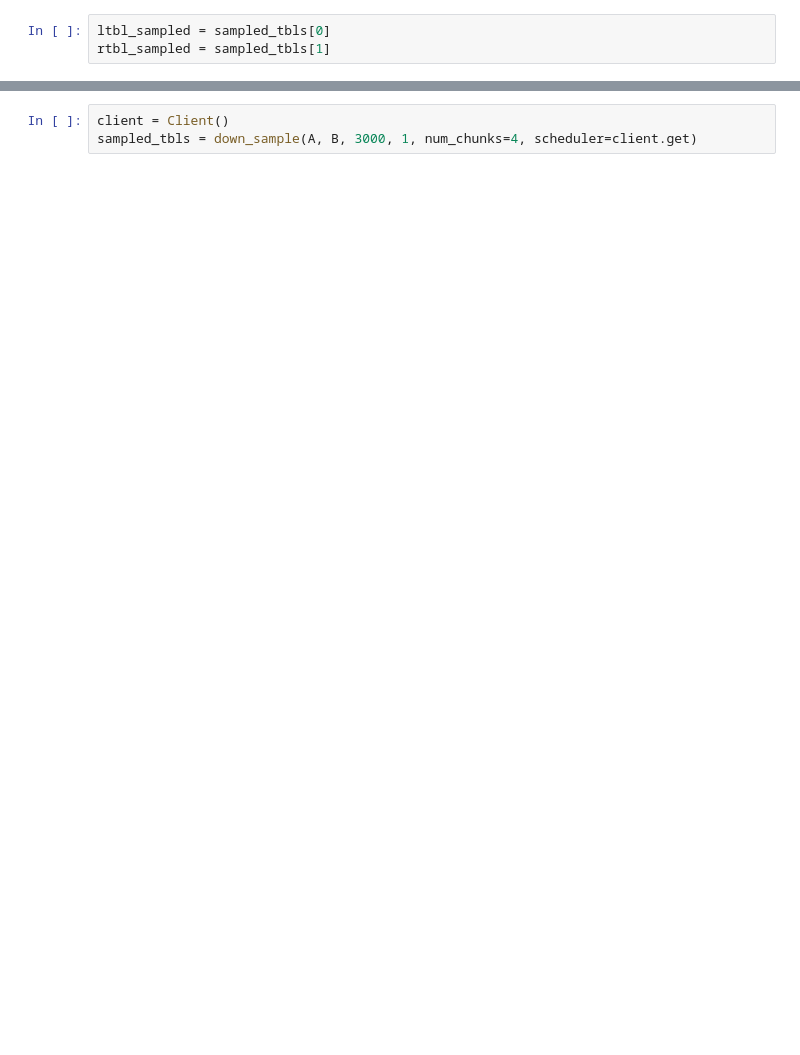
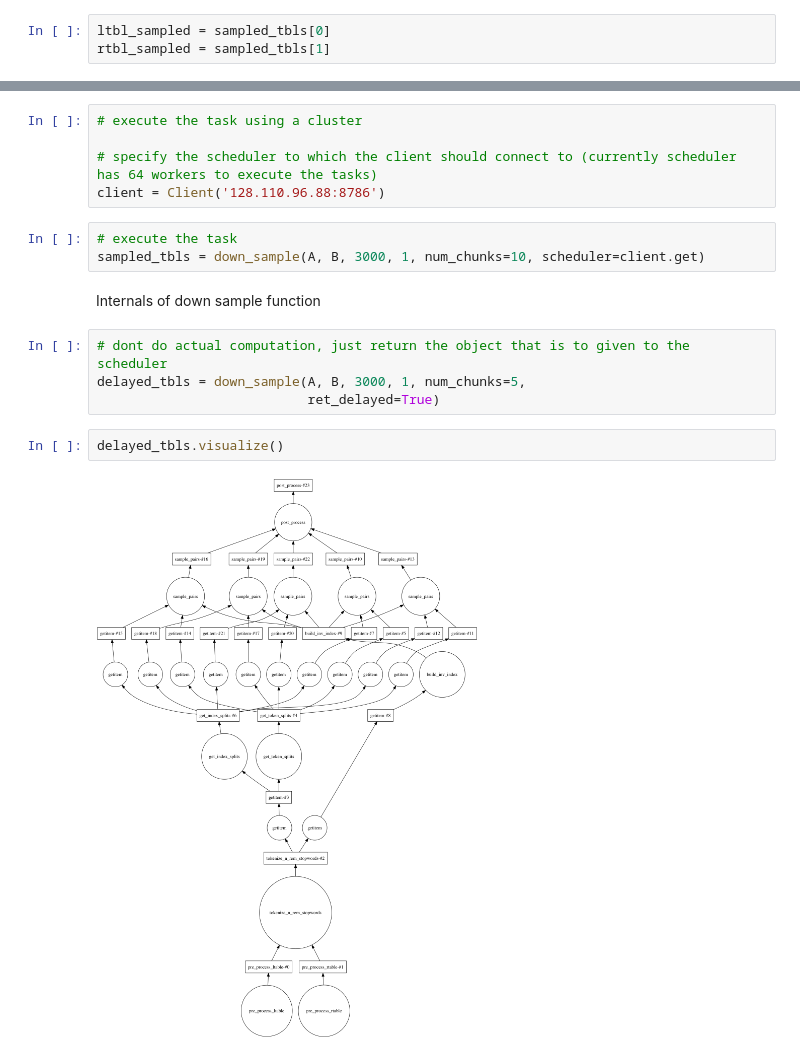
Before and after one commit to kvpradap/downsample, a Jupyter notebook: garage/dask-downsample-2.ipynb, the cells around one changed output, grey strips where cells are left out. Drawn from its saved outputs; the diff is of its cells as text; blank space fills up the shorter version.

```diff
--- a/garage/dask-downsample-2.ipynb
+++ b/garage/dask-downsample-2.ipynb
@@ -23,6 +32,21 @@ rtbl_sampled.head(1)
 # %% [output]
 |  | ID | Title | UsedPrice | NewPrice | Author | ISBN10 | ISBN13 | Publisher | Publication_Date | ... |
 | 0 | HC0001 | The Hunger Games(Hunger Games (Qu... | $4.98 | $11.02 | Suzanne Collins | 0439023521 | 9780439023528 | Scholastic Press | Jul. 3rd, 2010 | ... |
+# %%
+# execute the task using a cluster
+
+# specify the scheduler to which the client should connect to (currently scheduler has 64 workers to execute the tasks)
+client = Client('128.110.96.88:8786')
 # %%
-client = Client()
-sampled_tbls = down_sample(A, B, 3000, 1, num_chunks=4, scheduler=client.get)
+# execute the task
+sampled_tbls = down_sample(A, B, 3000, 1, num_chunks=10, scheduler=client.get)
+# %% [markdown]
+Internals of down sample function
+# %%
+# dont do actual computation, just return the object that is to given to the scheduler
+delayed_tbls = down_sample(A, B, 3000, 1, num_chunks=5,
+                           ret_delayed=True)
+# %%
+delayed_tbls.visualize()
+# %% [output]
+[figure, added]
```
Also changed, not shown: parts of 4 cells of this notebook, 3 other files.
